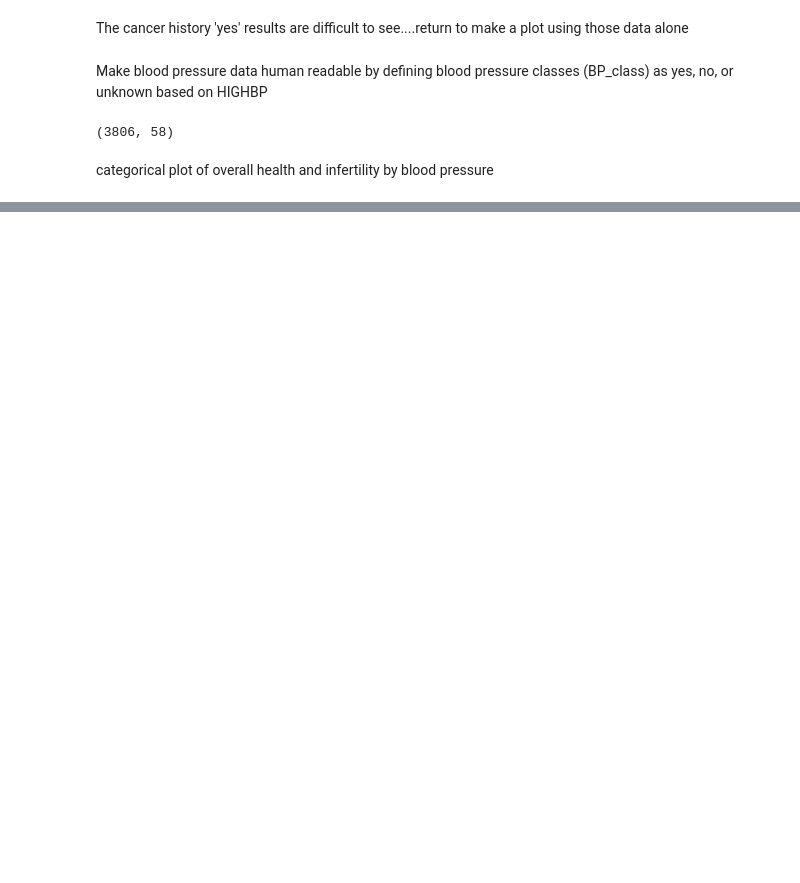
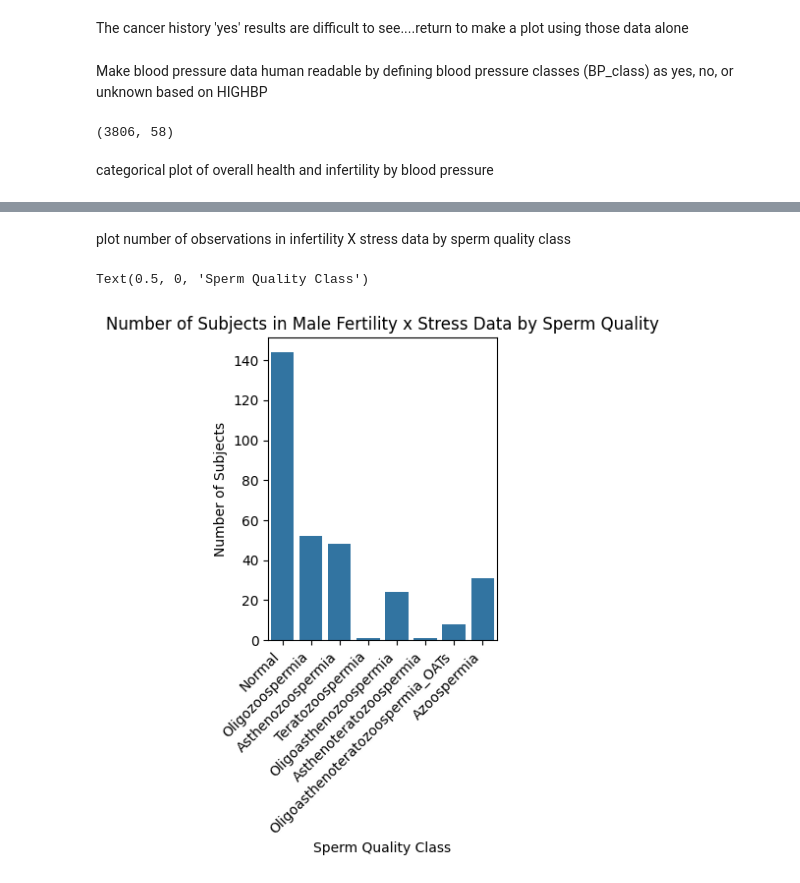
Before and after one commit to djsamuelson/male_infertility, a Jupyter notebook: notebooks/capstone.ipynb, the cells around one changed output, grey strips where cells are left out. Cells and saved outputs as stored; diff of their text form; code cells hidden in the pictures; blank space fills up the shorter version.

```diff
--- a/notebooks/capstone.ipynb
+++ b/notebooks/capstone.ipynb
@@ -248,0 +251,24 @@ biological data analysis
+# %%
+#male infertility (fert) and stress
+#each column named OS or JS followed by an Arabic number contains responses to survey question related to stress
+df_fert_stress = pd.read_csv('../data/male_fertility_stress_data.csv')
+df_fert_stress[['Age', 'Religion', 'Ethnicity', 'Marital_status', 'Marriage_period',
+ 'children_n', 'Educational_level', 'Employment_status', 'Working_period','Household_income', 'Sperm_quality',
+ 'OS1', 'OS2', 'OS3', 'OS4', 'OS5', 'OS6', 'OS7', 'OS8', 'OS9', 'OS10', 'OS11', 'OS12', 'OS13', 'OS14',
+ 'OS15', 'OS16', 'OS17', 'OS18', 'OS19', 'OS20', 'OS21', 'OS22', 'OS23', 'OS24', 'OS25', 'OS26', 'OS27',
+ 'OS28', 'OS29', 'OS30', 'OS31', 'OS32', 'OS33', 'OS34', 'OS35', 'OS36', 'OS37', 'OS38', 'OS39', 'OS40',
+ 'OS41', 'JS1', 'JS2', 'JS3', 'JS4', 'JS5', 'JS6', 'JS7', 'JS8', 'JS9', 'JS10', 'JS11', 'JS12', 'JS13',
+ 'JS14', 'JS15', 'JS16', 'JS17', 'JS18', 'JS19', 'JS20', 'JS21', 'JS22', 'JS23', 'JS24', 'JS25',
+ 'JS26', 'JS27', 'JS28', 'JS29', 'JS30', 'JS31', 'JS32', 'JS33', 'JS34', 'JS35', 'JS36', 'JP1', 'JP2',
+ 'JP3', 'JP4', 'JP5', 'JP6']] = df_fert_stress[['Age', 'Religion', 'Ethnicity', 'Marital_status', 'Marriage_period',
+ 'children_n', 'Educational_level', 'Employment_status', 'Working_period','Household_income', 'Sperm_quality',
+ 'OS1', 'OS2', 'OS3', 'OS4', 'OS5', 'OS6', 'OS7', 'OS8', 'OS9', 'OS10', 'OS11', 'OS12', 'OS13', 'OS14',
+ 'OS15', 'OS16', 'OS17', 'OS18', 'OS19', 'OS20', 'OS21', 'OS22', 'OS23', 'OS24', 'OS25', 'OS26', 'OS27',
+ 'OS28', 'OS29', 'OS30', 'OS31', 'OS32', 'OS33', 'OS34', 'OS35', 'OS36', 'OS37', 'OS38', 'OS39', 'OS40',
+ 'OS41', 'JS1', 'JS2', 'JS3', 'JS4', 'JS5', 'JS6', 'JS7', 'JS8', 'JS9', 'JS10', 'JS11', 'JS12', 'JS13',
+ 'JS14', 'JS15', 'JS16', 'JS17', 'JS18', 'JS19', 'JS20', 'JS21', 'JS22', 'JS23', 'JS24', 'JS25',
+ 'JS26', 'JS27', 'JS28', 'JS29', 'JS30', 'JS31', 'JS32', 'JS33', 'JS34', 'JS35', 'JS36', 'JP1', 'JP2',
+ 'JP3', 'JP4', 'JP5', 'JP6']].astype('category').reset_index(drop=True)
+print(df_fert_stress.shape)
+print(df_fert_stress.dtypes)
+df_fert_stress.head()
@@ -248,0 +296,14 @@ biological data analysis
+# %% [markdown]
+plot number of observations in infertility X stress data by sperm quality class
+# %%
+plt.figure(figsize=(3, 4))
+ax = sns.countplot(x='Sperm_quality', data=df_fert_stress)
+ax.set_xticklabels(['Normal', 'Oligozoospermia', 'Asthenozoospermia', 'Teratozoospermia',
+                   'Oligoasthenozoospermia', 'Asthenoteratozoospermia', 'Oligoasthenoteratozoospermia_OATs',
+                   'Azoospermia'], rotation=45, ha='right')
+plt.title('Number of Subjects in Male Fertility x Stress Data by Sperm Quality')
+plt.ylabel('Number of Subjects')
+plt.xlabel('Sperm Quality Class')
+# %% [output]
+Text(0.5, 0, 'Sperm Quality Class')
+[figure, added]
```
Also changed, not shown: parts of 11 cells of this notebook, 3 other files.
